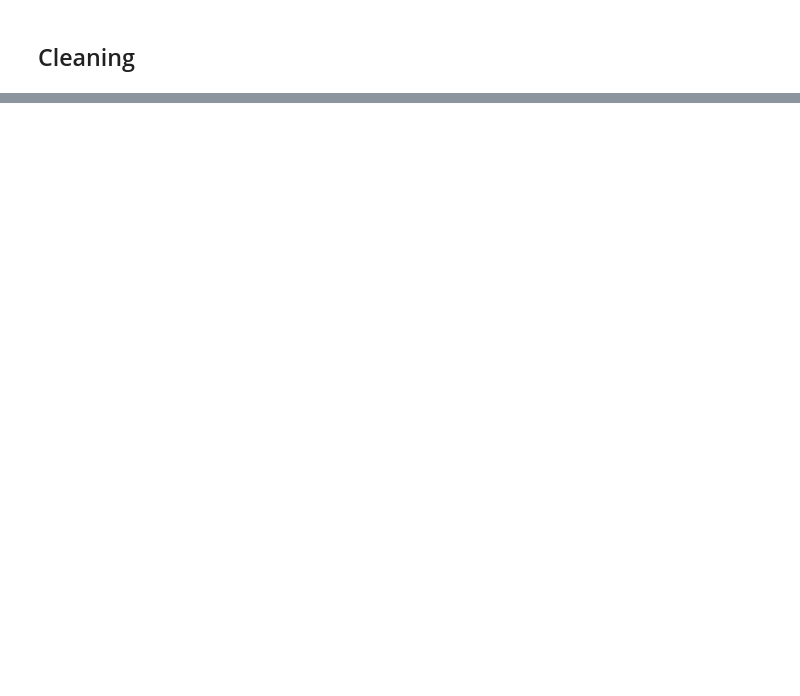
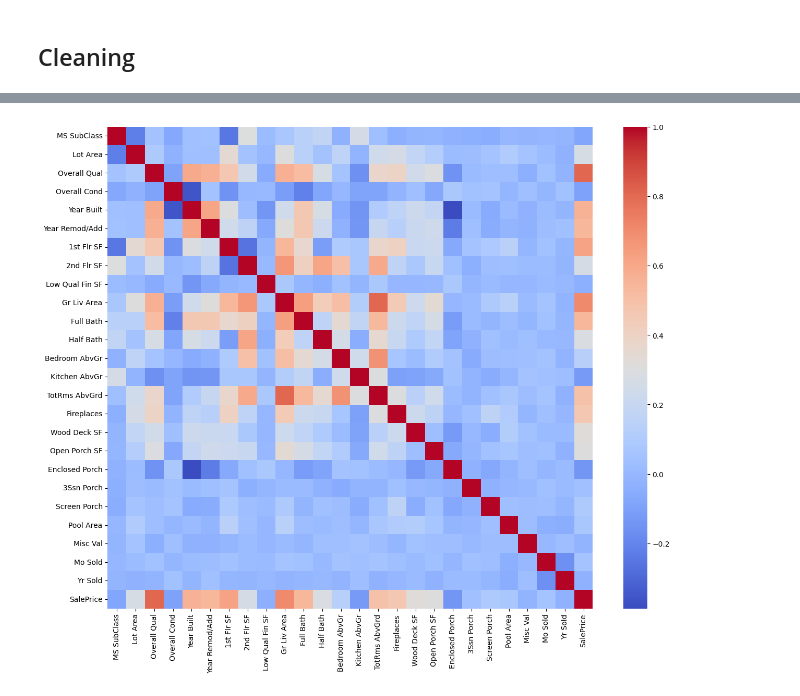
Before and after one commit to JuanReyesAn/Data-Science-Portfolio-C21, a Jupyter notebook: Projects/Project-2/Housing.ipynb, the cells around one changed output, grey strips where cells are left out. Cells and saved outputs as stored; diff of their text form; code cells hidden in the pictures; blank space fills up the shorter version.

```diff
--- a/Projects/Project-2/Housing.ipynb
+++ b/Projects/Project-2/Housing.ipynb
@@ -297 +343,4 @@ nm #corr_matrix = housing_p.corr()
 #corr
+# %%
+corr_matrix = housing_p_c.corr(numeric_only=True)
+corr_matrix
@@ -297,0 +391,6 @@ nm #corr_matrix = housing_p.corr()
+# %%
+plt.figure(figsize=(15, 12))
+sns.heatmap(corr_matrix, cmap='coolwarm', annot=False)  # annot=False keeps it from being a crowded mess
+plt.show()
+# %% [output]
+[figure, added]
```
Also changed, not shown: parts of 24 cells of this notebook.
